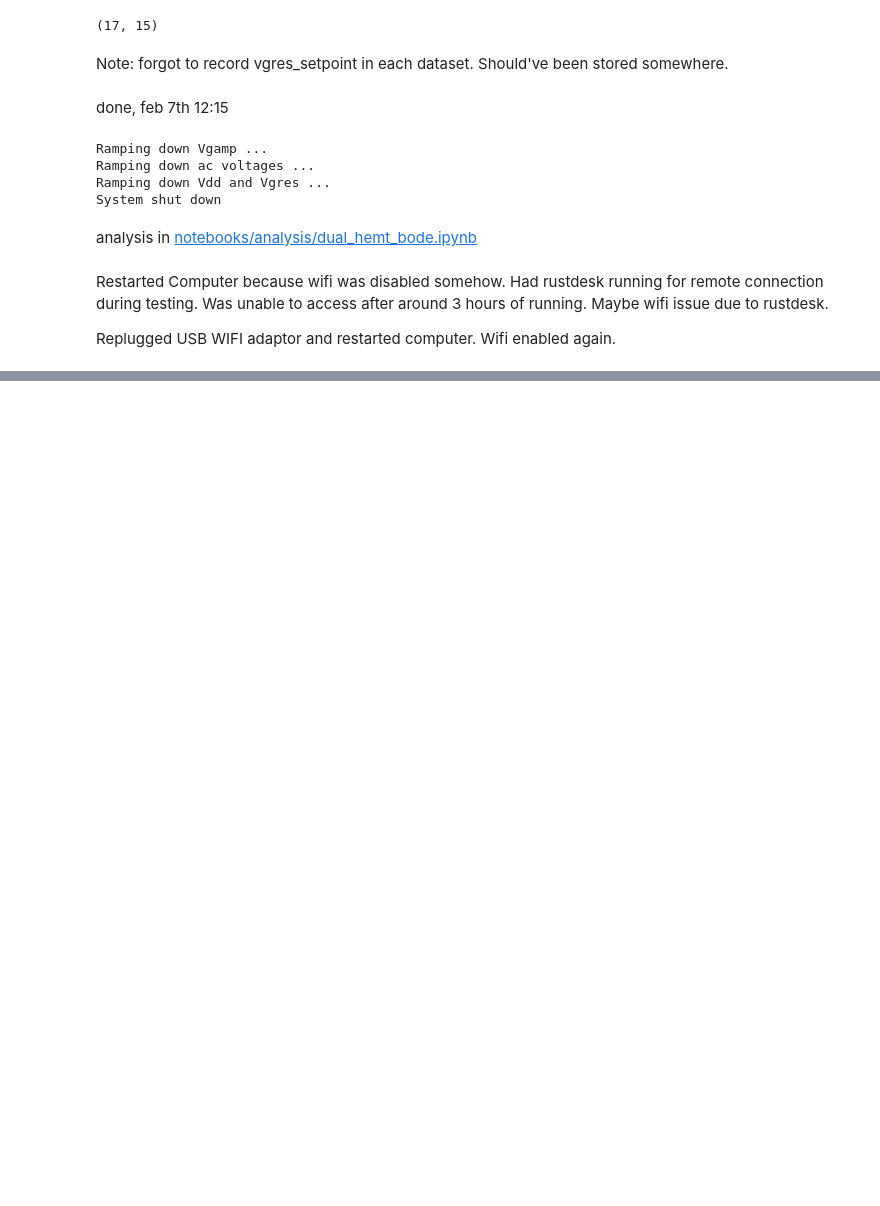
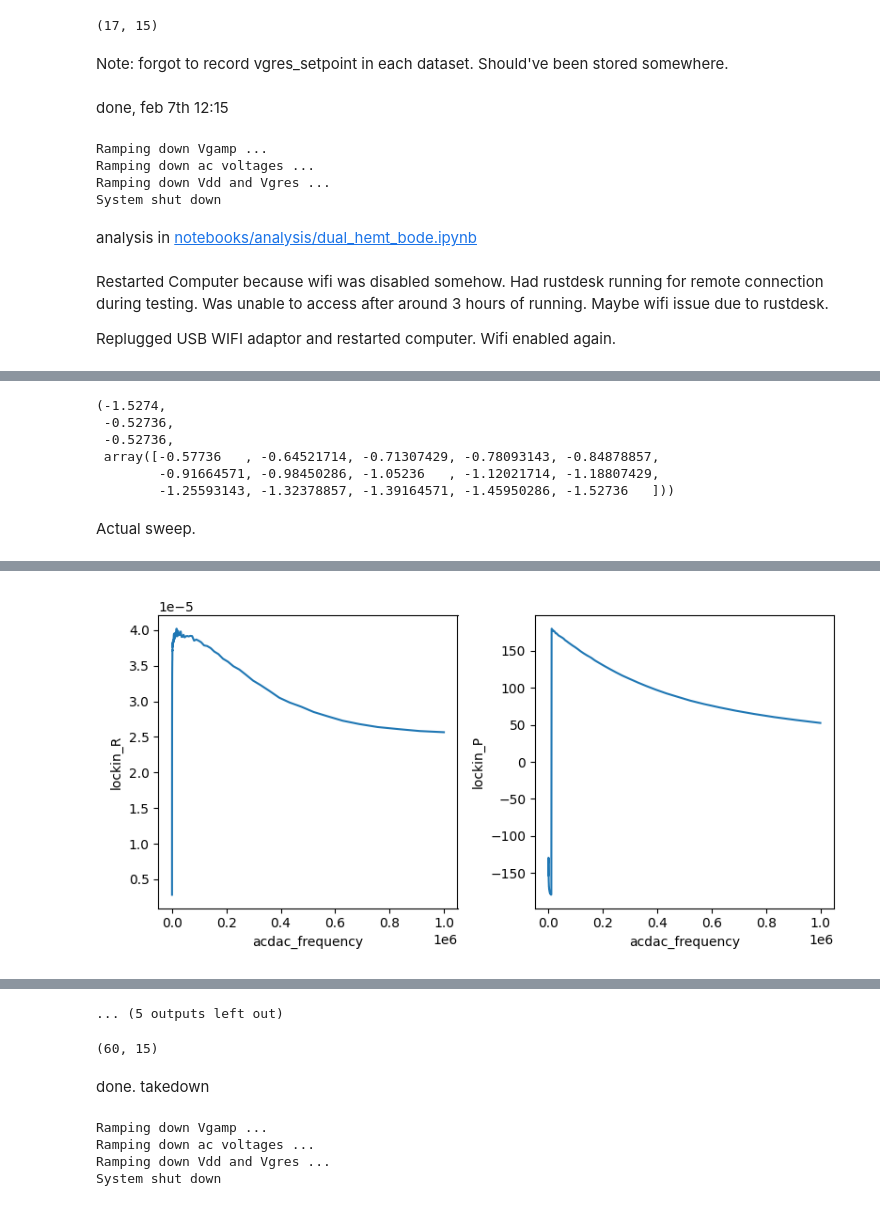
Before and after one commit to barreralab/capacitance_exps, a Jupyter notebook: notebooks/acquisition/DualHemtTests/opt_bias.ipynb, the cells around one changed output, grey strips where cells are left out. Saved outputs shown, nothing was run; the diff lists cells and outputs as text; code cells hidden in the pictures; blank space fills up the shorter version.

```diff
--- a/notebooks/acquisition/DualHemtTests/opt_bias.ipynb
+++ b/notebooks/acquisition/DualHemtTests/opt_bias.ipynb
@@ -859,0 +1024,9 @@ Replugged USB WIFI adaptor and restarted computer. Wifi enabled again.
+# %%
+# sweep frequency settings
+START = 100
+STOP = 1e6
+SAMPLES = 100
+INT_TIME = 1    # 3 x (li time constant = 300ms)
+
+fsweep_setpoints = np.logspace(np.log10(START), np.log10(STOP), SAMPLES)
+fsweep_setpoints
@@ -859,0 +1051,9 @@ Replugged USB WIFI adaptor and restarted computer. Wifi enabled again.
+# %%
+Vgres(), Vgamp(), BIAS_POINT, vgres_setpoints
+# %% [output]
+(-1.5274,
+ -0.52736,
+ -0.52736,
+ array([-0.57736   , -0.64521714, -0.71307429, -0.78093143, -0.84878857,
+        -0.91664571, -0.98450286, -1.05236   , -1.12021714, -1.18807429,
+        -1.25593143, -1.32378857, -1.39164571, -1.45950286, -1.52736   ]))
@@ -859,0 +1062,31 @@ Replugged USB WIFI adaptor and restarted computer. Wifi enabled again.
+# %% [markdown]
+Actual sweep.
+# %%
+# container for measurement ids during artificial 2d sweep
+data_id = -1
+
+for pt in vgres_setpoints:
+    Vgres(pt)
+
+    # measurement config for analysis
+    mc = {}
+    for param in indep_params + dep_params:
+        mc[param.full_name] = param.label
+
+    s = sweep.Station(basedir=DATA2_PATH, measurement_config=mc)
+    for param in dep_params:
+        s.fp(param)
+
+    s.add_comment(f"Transfer function for Vgamp - Vgres = {BIAS_POINT - pt}")
+
+    # only live plot first dataset
+    if data_id < 0:
+        for dep in dep_params:
+            s.plot(acdac.frequency, dep)
+
+    res = s.sweep(acdac.frequency, fsweep_setpoints, delay=INT_TIME)
+
+    # save initial id for future reference
+    if data_id < 0:
+        data_id = res.id
+# %% [output]
@@ -859,0 +1095 @@ Replugged USB WIFI adaptor and restarted computer. Wifi enabled again.
+[figure, added]
@@ -859,0 +1136,14 @@ Replugged USB WIFI adaptor and restarted computer. Wifi enabled again.
+... (5 outputs left out)
+# %%
+data_id, len(vgres_setpoints)
+# %% [output]
+(60, 15)
+# %% [markdown]
+done. takedown
+# %%
+sys_paramp()
+# %% [output]
+Ramping down Vgamp ...
+Ramping down ac voltages ...
+Ramping down Vdd and Vgres ...
+System shut down
```
Also changed, not shown: parts of 30 cells of this notebook, 1 other file.
